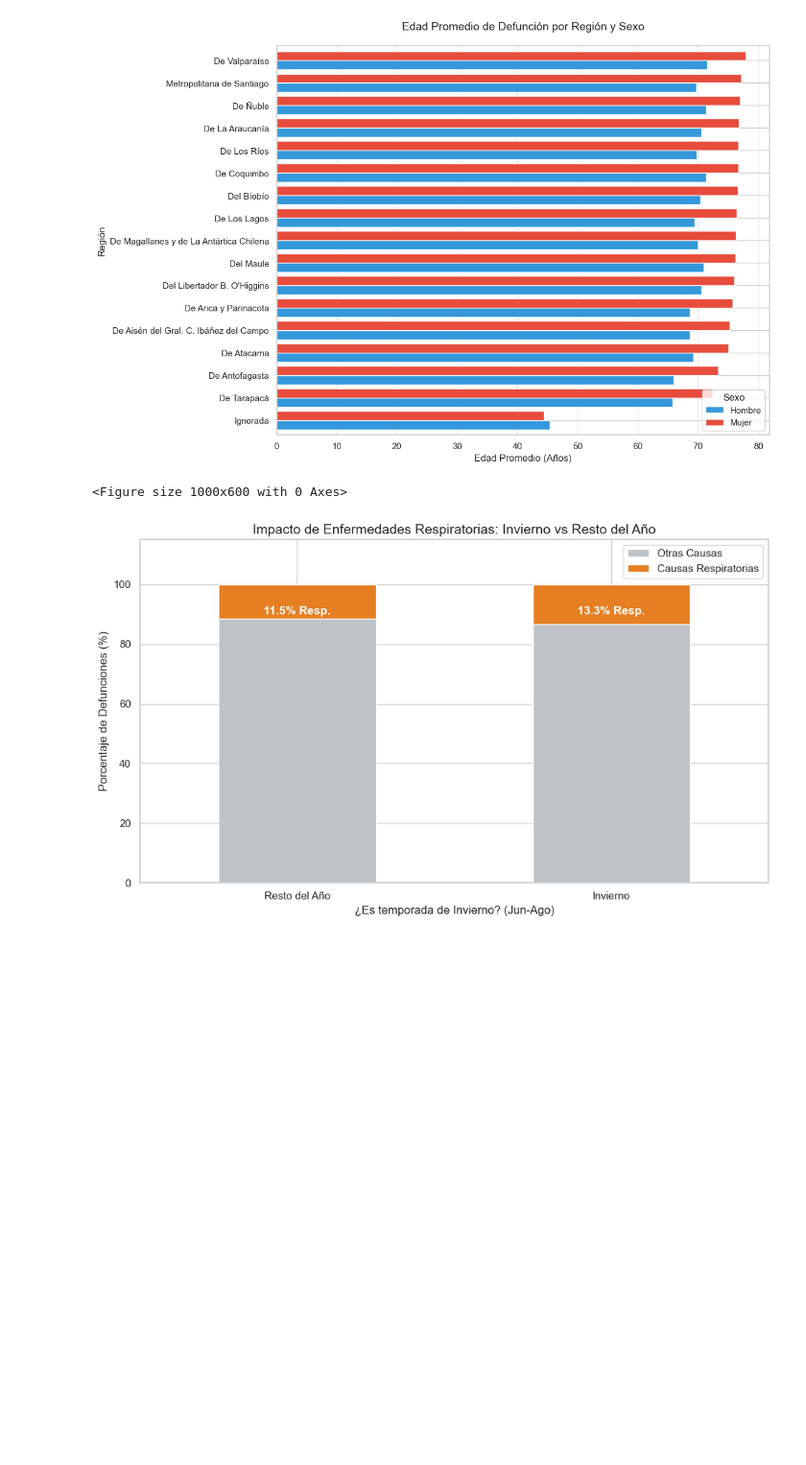
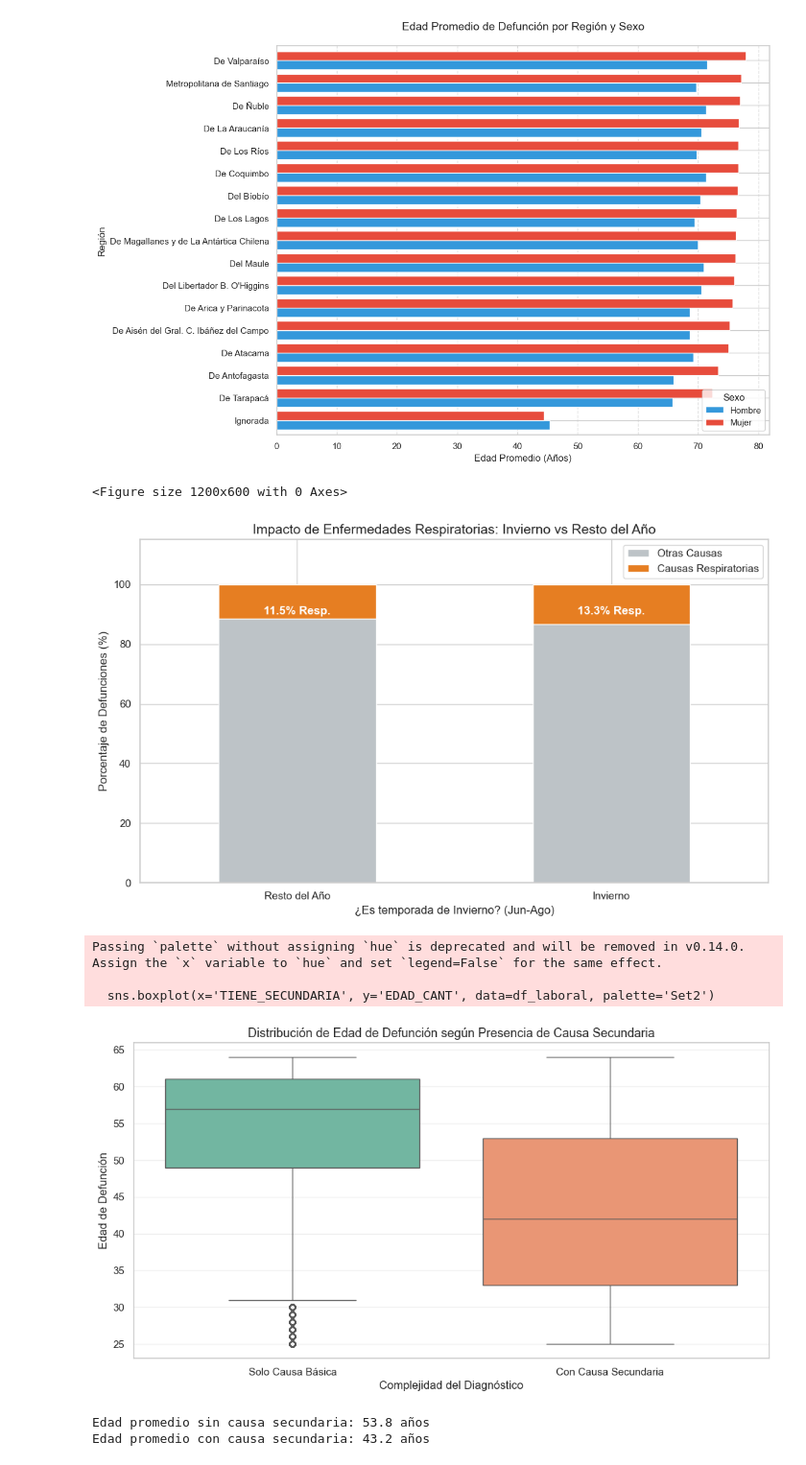
Before and after one commit to Bladex12/proyecto-analisis, a Jupyter notebook: trabajo.ipynb, the cells around one changed output. Shown at 96% size. Saved outputs shown, nothing was run; the diff lists cells and outputs as text; code cells hidden in the pictures; blank space fills up the shorter version.

Commit message:
hecho las preguntas 4 y 5
Falta ordenar como también quitar varias cosas

```diff
--- a/trabajo.ipynb
+++ b/trabajo.ipynb
@@ -350,7 +368,7 @@ df['ES_RESPIRATORIO'] = df['GLOSA_CAPITULO_DIAG1'].str.contains('respiratorio',
 tabla_respiratoria = pd.crosstab(df['ES_INVIERNO'], df['ES_RESPIRATORIO'], normalize='index') * 100
 
 # 3. Visualización (Gráfico de Barras Apiladas)
-plt.figure(figsize=(10, 6))
+plt.figure(figsize=(12, 6))
 tabla_respiratoria.plot(kind='bar', stacked=True, color=['#bdc3c7', '#e67e22'], figsize=(10, 6))
 
 plt.title('Impacto de Enfermedades Respiratorias: Invierno vs Resto del Año', fontsize=14)
@@ -368,5 +386,35 @@ for i in range(2):
 plt.tight_layout()
 plt.show()
 # %% [output]
-<Figure size 1000x600 with 0 Axes>
+<Figure size 1200x600 with 0 Axes>
 [figure]
+# %%
+# 1. Filtrar por edad laboral (25-64 años)
+df_laboral = df[(df['EDAD_CANT'] >= 25) & (df['EDAD_CANT'] <= 64)].copy()
+
+# 2. Identificar si existe una causa secundaria
+# Asumimos que si GLOSA_CAUSA_EXTERNA o columnas de diagnóstico secundario no son nulas, hay factor acelerador
+df_laboral['TIENE_SECUNDARIA'] = df['GLOSA_CAPITULO_DIAG2'].notna()
+
+# 3. Comparar edades promedio
+analisis_acelerador = df_laboral.groupby('TIENE_SECUNDARIA')['EDAD_CANT'].mean()
+
+# 4. Visualización
+plt.figure(figsize=(12, 6))
+sns.boxplot(x='TIENE_SECUNDARIA', y='EDAD_CANT', data=df_laboral, palette='Set2')
+plt.title('Distribución de Edad de Defunción según Presencia de Causa Secundaria', fontsize=13)
+plt.xticks([0, 1], ['Solo Causa Básica', 'Con Causa Secundaria'])
+plt.xlabel('Complejidad del Diagnóstico')
+plt.ylabel('Edad de Defunción')
+plt.grid(axis='y', alpha=0.3)
+plt.show()
+
+print(f"Edad promedio sin causa secundaria: {analisis_acelerador[False]:.1f} años")
+print(f"Edad promedio con causa secundaria: {analisis_acelerador[True]:.1f} años")
+# %% [output]
+Passing `palette` without assigning `hue` is deprecated and will be removed in v0.14.0. Assign the `x` variable to `hue` and set `legend=False` for the same effect.
+
+  sns.boxplot(x='TIENE_SECUNDARIA', y='EDAD_CANT', data=df_laboral, palette='Set2')
+[figure, added]
+Edad promedio sin causa secundaria: 53.8 años
+Edad promedio con causa secundaria: 43.2 años
```
Also changed, not shown: parts of 6 cells of this notebook.
